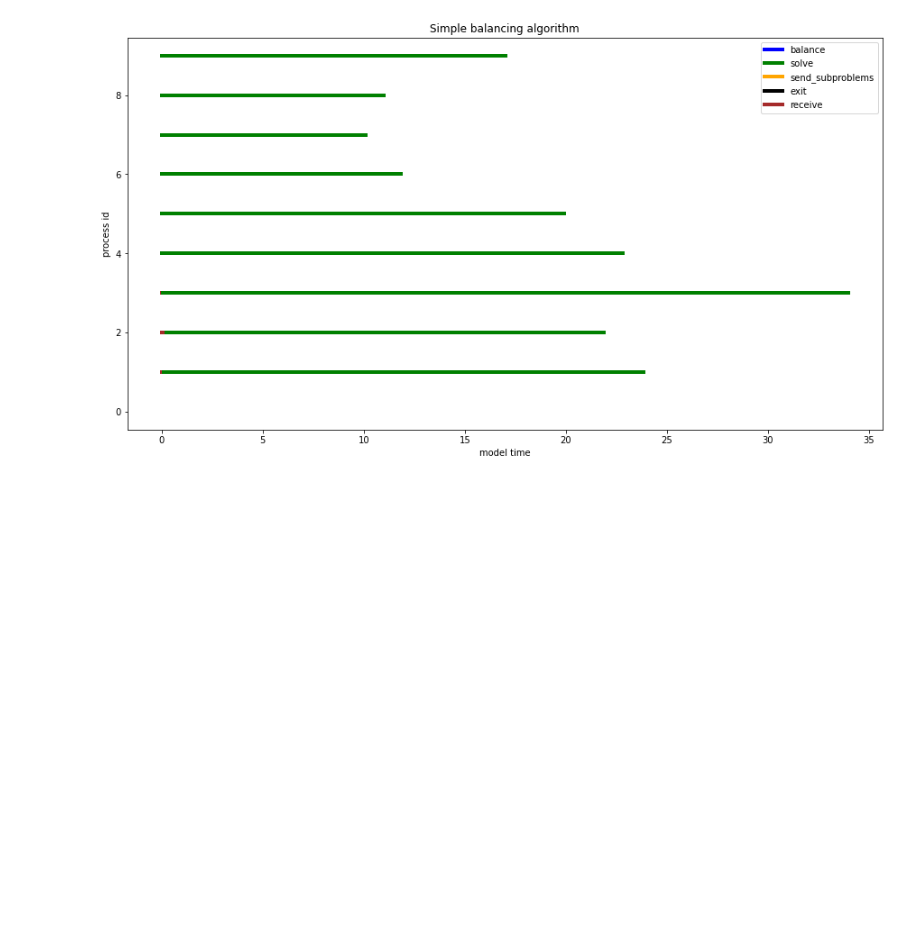
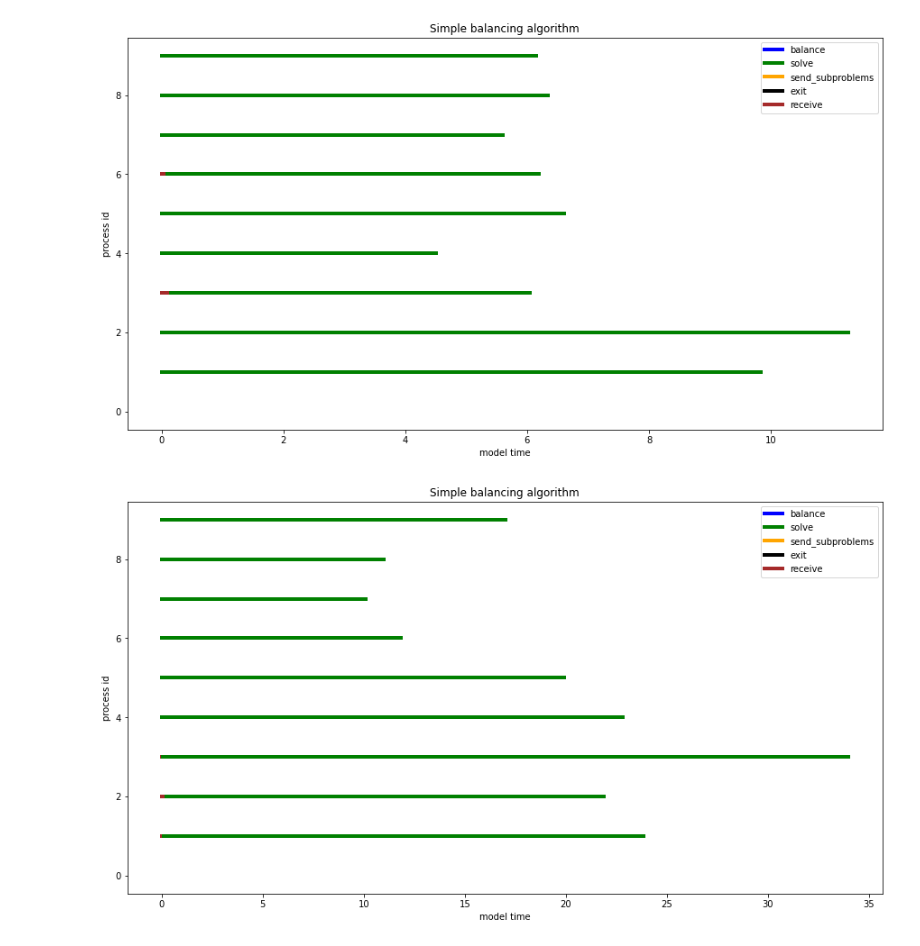
Before and after one commit to amonin7/knapsack_solution, a Jupyter notebook: Visualization.ipynb, the cells around one changed output. Drawn from its saved outputs; the diff is of its cells as text; code cells hidden in the pictures; blank space fills up the shorter version.

```diff
--- a/Visualization.ipynb
+++ b/Visualization.ipynb
@@ -74,6 +74,10 @@ def plot(trace_file: str, comm_file: str, title: str = 'plot'):
     plt.ylabel('process id')
     plt.title(title)
     plt.show()
+# %%
+plot('TraceS.csv', 'Communication33.csv', 'Simple balancing algorithm')
+# %% [output]
+[figure, added]
 # %%
 # !mpiexec --hostfile hostfile -n 10 python EngineSimple.py
 
```
Also changed, not shown: 4 other files.
